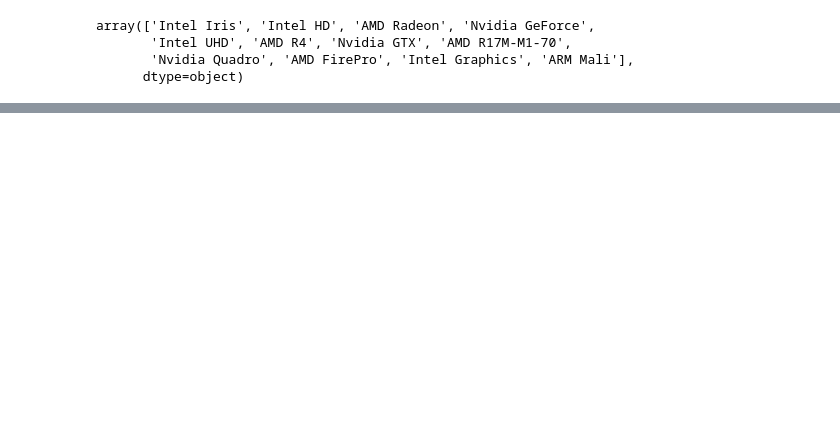
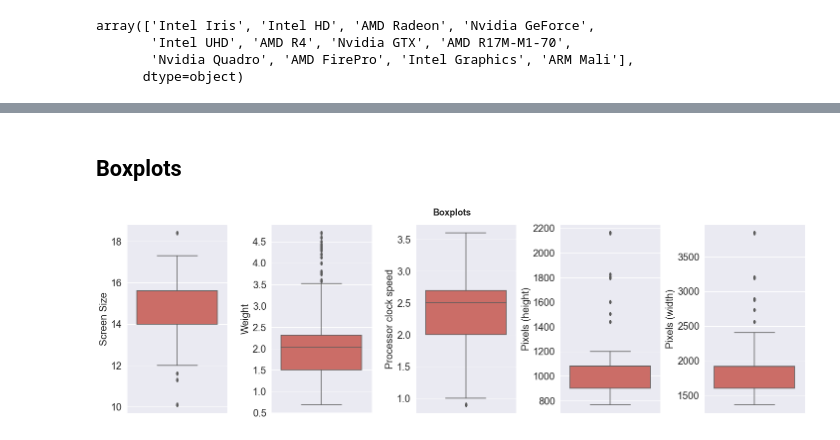
Before and after one commit to lhurr/Machine-Learning, a Jupyter notebook: Regression.ipynb, the cells around one changed output, grey strips where cells are left out. Cells and saved outputs as stored; diff of their text form; code cells hidden in the pictures; blank space fills up the shorter version.

```diff
--- a/Regression.ipynb
+++ b/Regression.ipynb
@@ -513,0 +482,12 @@ lr_plot(pc_EDA,'RAM', 'Price ($)','upper left')
+# %% [markdown]
+## Boxplots
+# %%
+figout, axout = plt.subplots(1, 5, figsize=(20, 6), tight_layout = True)
+for i, col in enumerate(['Screen Size','Weight', 'Processor clock speed','Pixels (height)', 'Pixels (width)']):
+    axout[i].tick_params(axis='both', which='major', labelsize=20)
+    sns.boxplot(data = pc_EDA, y=col, ax = axout[i],palette='hls')
+    figout.suptitle("Boxplots",fontweight = 'bold', fontsize = 18)
+    axout[i].set_ylabel(col,fontsize=20)
+figout.show()
+# %% [output]
+[figure, added]
```
Also changed, not shown: parts of 151 cells of this notebook, 5 other files.
